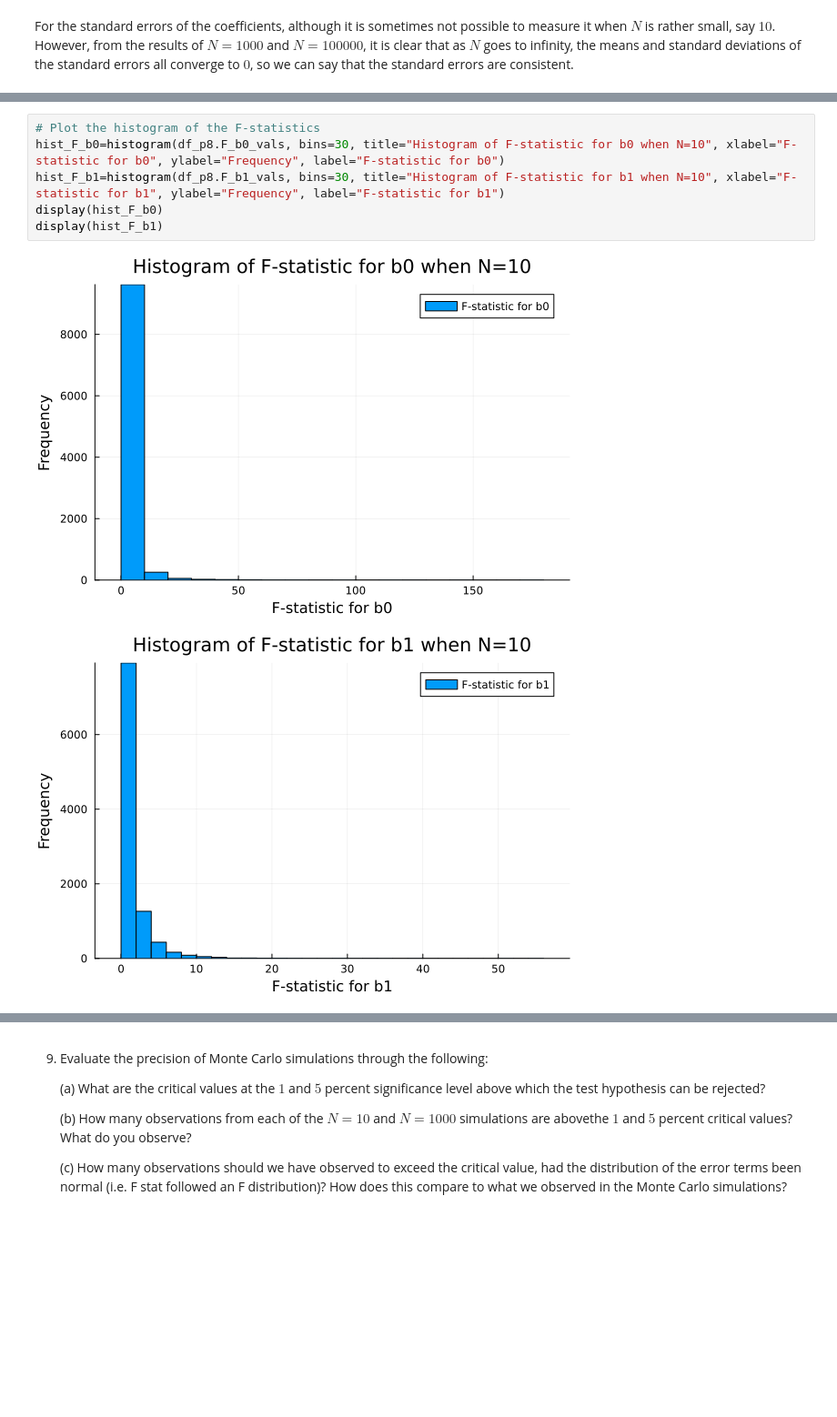
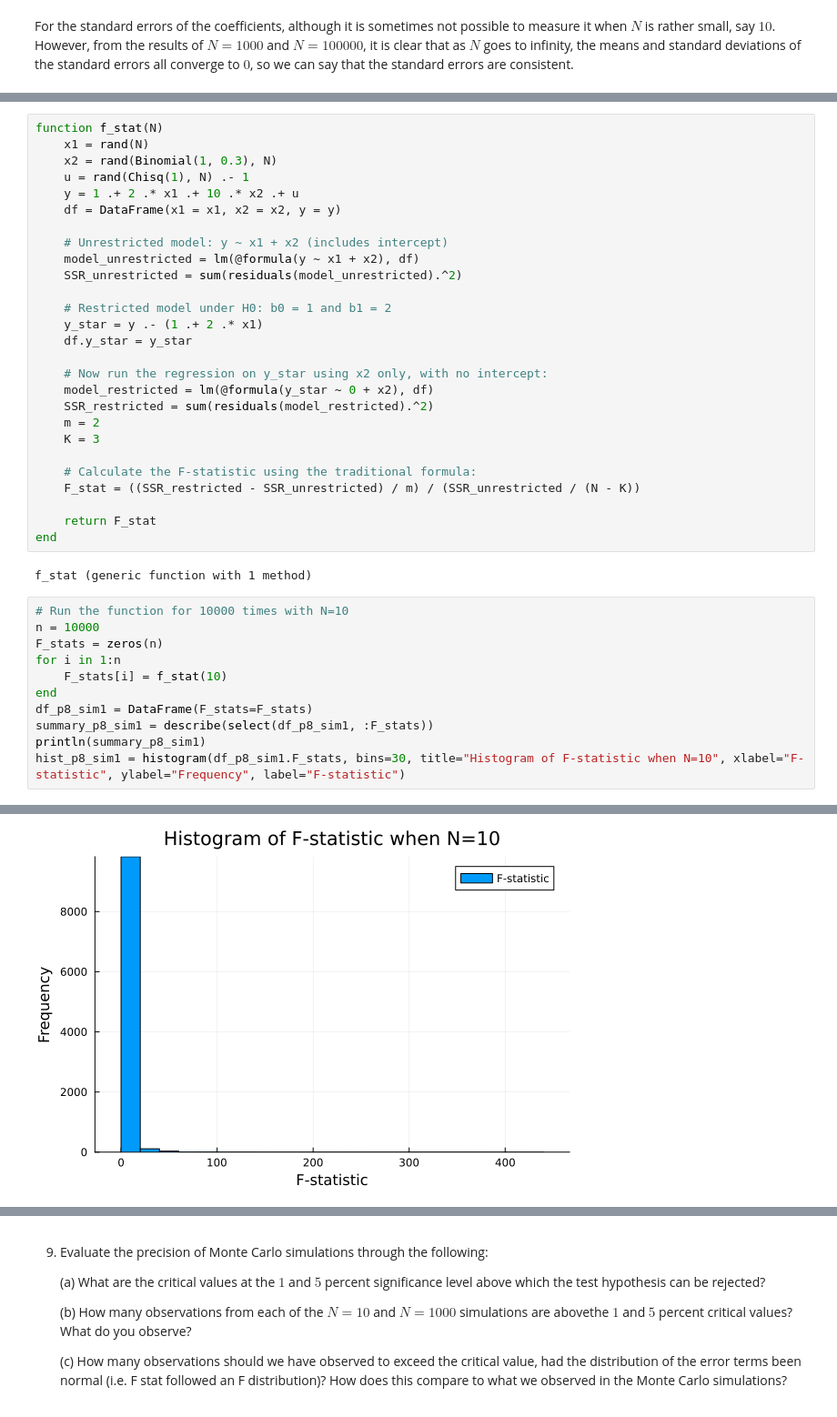
Before and after one commit to liminglin98/ScPo_M1_Econometrics2, a Jupyter notebook: HW4/PS4_P1_LLM.ipynb, the cells around one changed output, grey strips where cells are left out. Shown at 91% size. Saved outputs shown, nothing was run; the diff lists cells and outputs as text; blank space fills up the shorter version.

```diff
--- a/HW4/PS4_P1_LLM.ipynb
+++ b/HW4/PS4_P1_LLM.ipynb
@@ -458,9 +408,41 @@ F_summary = describe(select(df_p8, [:F_b0_vals, :F_b1_vals]))
-# %%
-# Plot the histogram of the F-statistics
-hist_F_b0=histogram(df_p8.F_b0_vals, bins=30, title="Histogram of F-statistic for b0 when N=10", xlabel="F-statistic for b0", ylabel="Frequency", label="F-statistic for b0")
-hist_F_b1=histogram(df_p8.F_b1_vals, bins=30, title="Histogram of F-statistic for b1 when N=10", xlabel="F-statistic for b1", ylabel="Frequency", label="F-statistic for b1")
-display(hist_F_b0)
-display(hist_F_b1)
-# %% [output]
-[figure, removed]
-[figure, removed]
+# %%
+function f_stat(N)
+    x1 = rand(N)
+    x2 = rand(Binomial(1, 0.3), N)
+    u = rand(Chisq(1), N) .- 1
+    y = 1 .+ 2 .* x1 .+ 10 .* x2 .+ u
+    df = DataFrame(x1 = x1, x2 = x2, y = y)
+
+    # Unrestricted model: y ~ x1 + x2 (includes intercept)
+    model_unrestricted = lm(@formula(y ~ x1 + x2), df)
+    SSR_unrestricted = sum(residuals(model_unrestricted).^2)
+
+    # Restricted model under H0: b0 = 1 and b1 = 2
+    y_star = y .- (1 .+ 2 .* x1)
+    df.y_star = y_star
+
+    # Now run the regression on y_star using x2 only, with no intercept:
+    model_restricted = lm(@formula(y_star ~ 0 + x2), df)
+    SSR_restricted = sum(residuals(model_restricted).^2)
+    m = 2
+    K = 3
+
+    # Calculate the F-statistic using the traditional formula:
+    F_stat = ((SSR_restricted - SSR_unrestricted) / m) / (SSR_unrestricted / (N - K))
+
+    return F_stat
+end
+# %% [output]
+f_stat (generic function with 1 method)
+# %%
+# Run the function for 10000 times with N=10
+n = 10000
+F_stats = zeros(n)
+for i in 1:n
+    F_stats[i] = f_stat(10)
+end
+df_p8_sim1 = DataFrame(F_stats=F_stats)
+summary_p8_sim1 = describe(select(df_p8_sim1, :F_stats))
+println(summary_p8_sim1)
+hist_p8_sim1 = histogram(df_p8_sim1.F_stats, bins=30, title="Histogram of F-statistic when N=10", xlabel="F-statistic", ylabel="Frequency", label="F-statistic")
+# %% [output]
@@ -467 +454,2 @@ display(hist_F_b1)
+[figure, added]
 # %%
```
Also changed, not shown: parts of 9 cells of this notebook.
